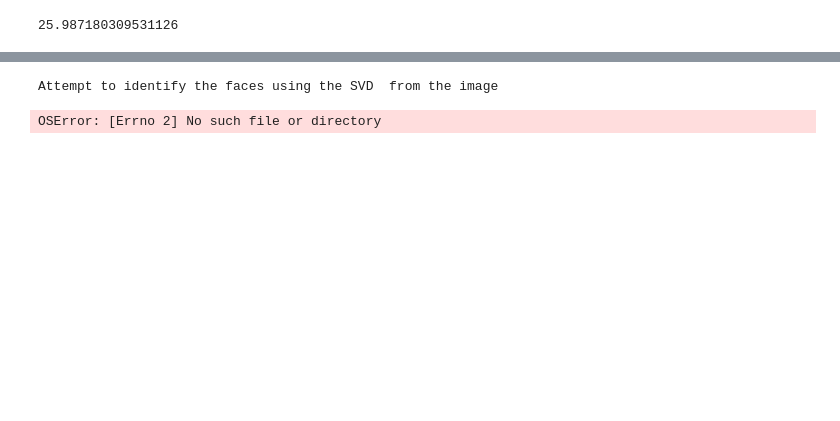
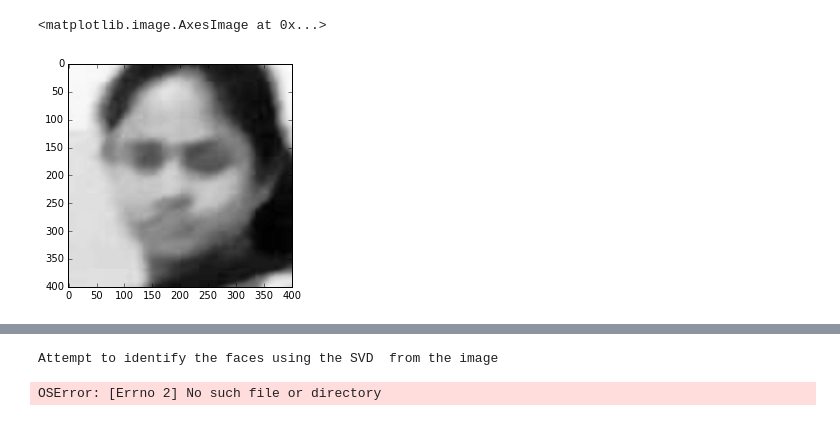
Before and after one commit to mdomarsaleem/face-recognition-raspberrypi, a Jupyter notebook: Clustering.ipynb, the cells around one changed output, grey strips where cells are left out. Drawn from its saved outputs; the diff is of its cells as text; code cells hidden in the pictures; blank space fills up the shorter version.

```diff
--- a/Clustering.ipynb
+++ b/Clustering.ipynb
@@ -56,8 +60,11 @@ plt.show()
 # %%
 gray = image_data[index].reshape(96,96)
 cv2.Laplacian(gray, cv2.CV_64F).var()
+res = cv2.resize(gray,(400,400))
+plt.imshow(res,cmap=cm.Greys_r)
 # %% [output]
-25.987180309531126
+<matplotlib.image.AxesImage at 0x...>
+[figure, added]
 # %%
 from skimage.feature import local_binary_pattern
 # settings for LBP
```
Also changed, not shown: parts of 14 cells of this notebook, 16 other files.
